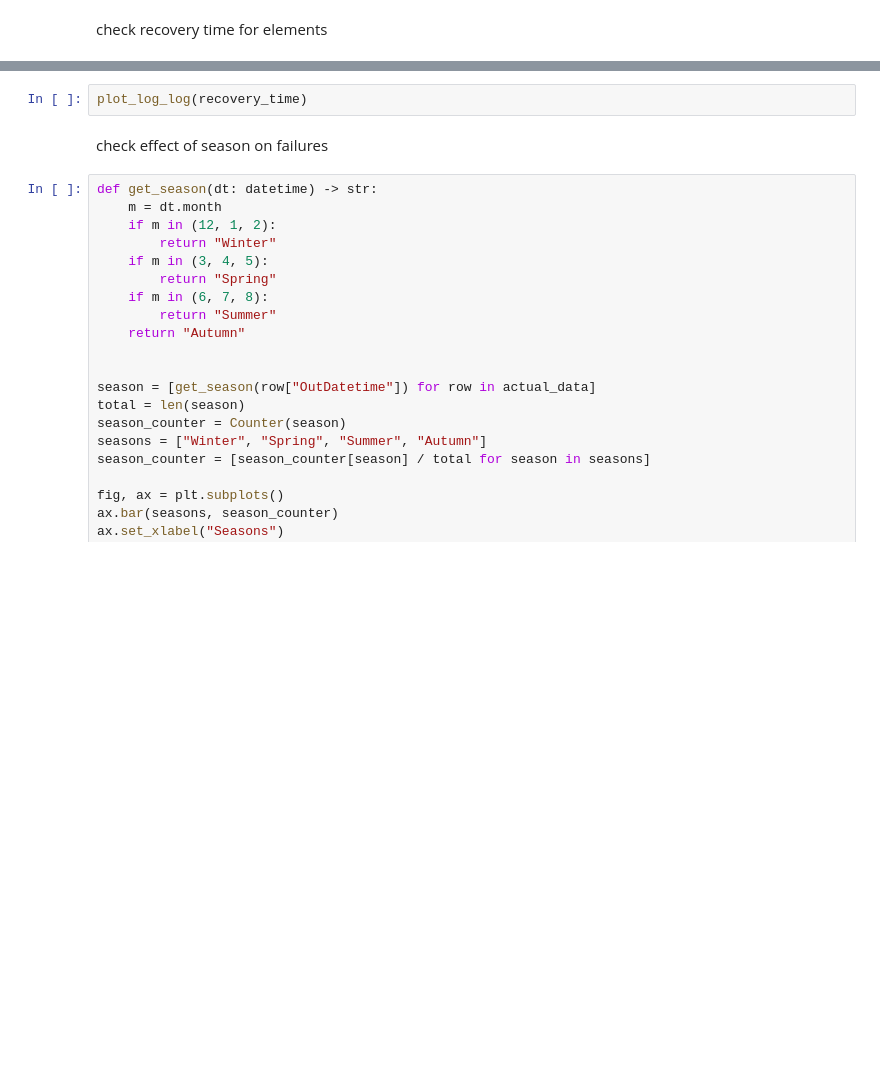
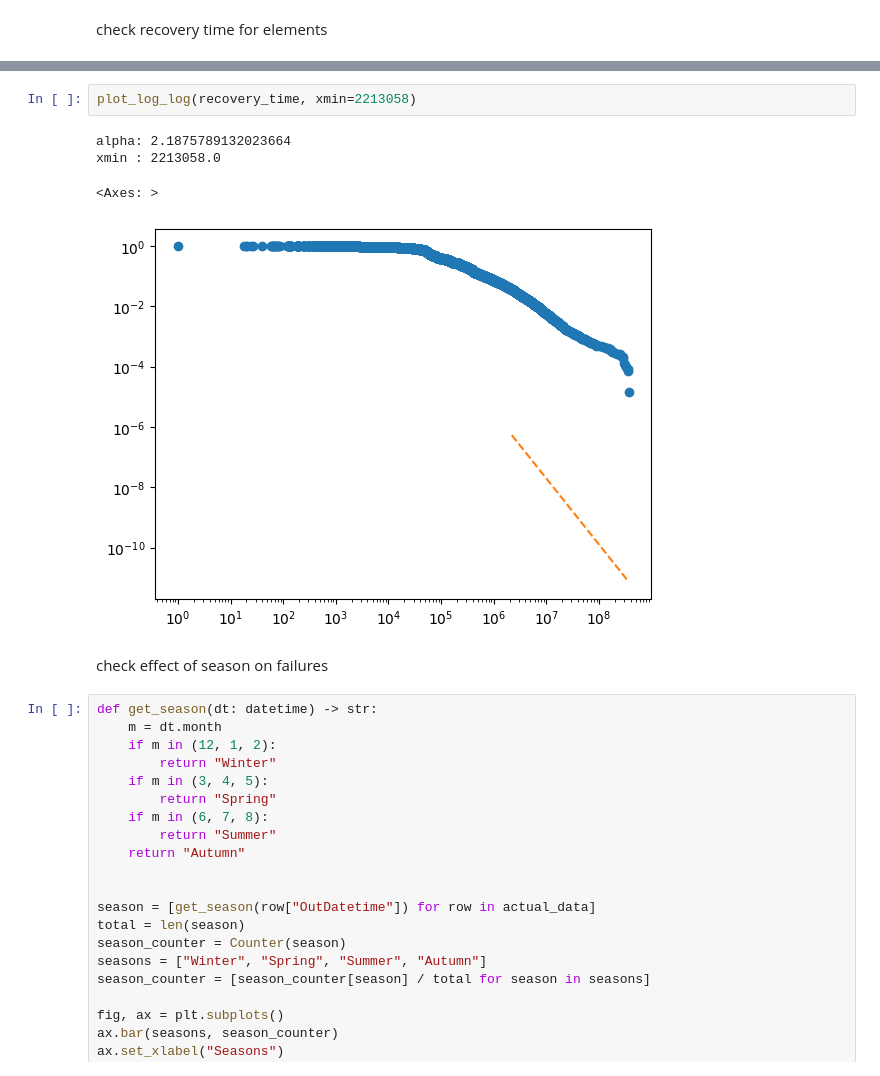
Before and after one commit to mohamad-hasan-sohan-ajini/predictive-maintenance, a Jupyter notebook: src/our_data_eda.ipynb, the cells around one changed output, grey strips where cells are left out. Saved outputs shown, nothing was run; the diff lists cells and outputs as text; blank space fills up the shorter version.

```diff
--- a/src/our_data_eda.ipynb
+++ b/src/our_data_eda.ipynb
@@ -454,5 +512,10 @@ plt.savefig(output_path / "maintenance_time_histogram.pdf", dpi=300)
 # %%
-plot_log_log(recovery_time)
+plot_log_log(recovery_time, xmin=2213058)
+# %% [output]
+alpha: 2.1875789132023664
+xmin : 2213058.0
+<Axes: >
+[figure, added]
 # %% [markdown]
 check effect of season on failures
 # %%
```
Also changed, not shown: parts of 17 cells of this notebook.
